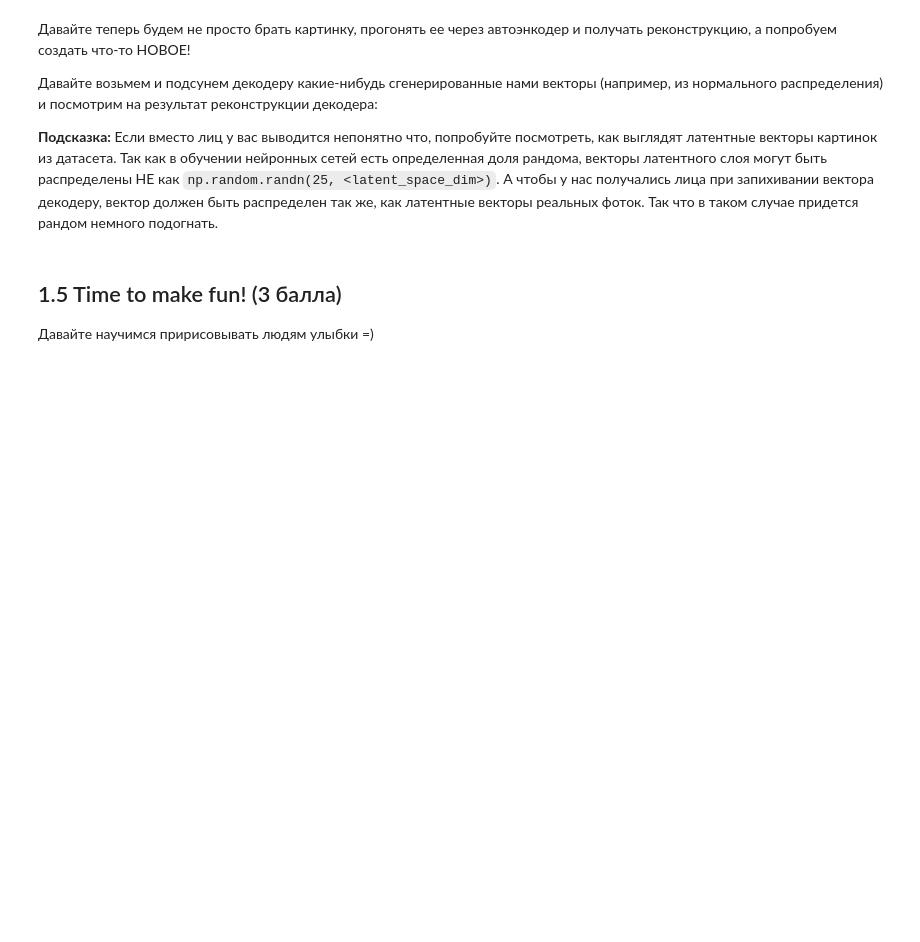
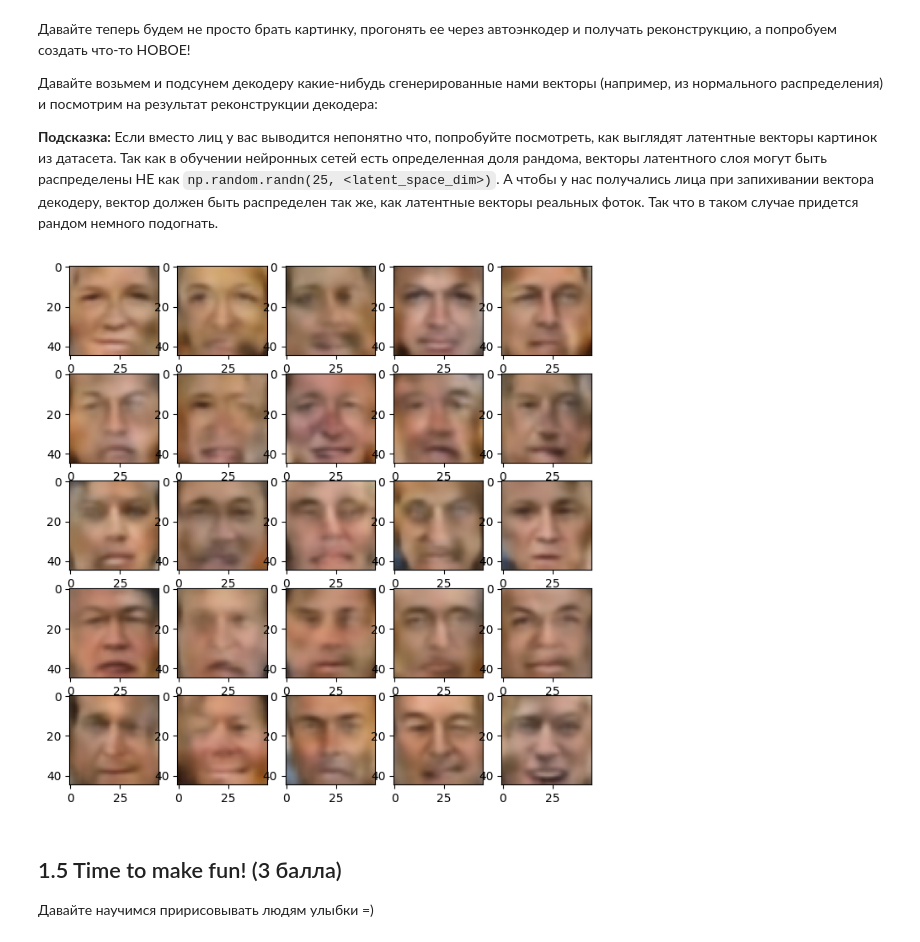
Before and after one commit to DeckardNine/DeckardNine, a Jupyter notebook: week_10_AE_VAE/Homework/hw_7_autoencoders.ipynb, the cells around one changed output. Cells and saved outputs as stored; diff of their text form; code cells hidden in the pictures; blank space fills up the shorter version.

```diff
--- a/week_10_AE_VAE/Homework/hw_7_autoencoders.ipynb
+++ b/week_10_AE_VAE/Homework/hw_7_autoencoders.ipynb
@@ -295,9 +323,17 @@ plt.imshow(X_batch.permute(0, 2, 3, 1).to('cpu')[1])
 __Подсказка:__ Если вместо лиц у вас выводится непонятно что, попробуйте посмотреть, как выглядят латентные векторы картинок из датасета. Так как в обучении нейронных сетей есть определенная доля рандома, векторы латентного слоя могут быть распределены НЕ как `np.random.randn(25, <latent_space_dim>)`. А чтобы у нас получались лица при запихивании вектора декодеру, вектор должен быть распределен так же, как латентные векторы реальных фоток. Так что в таком случае придется рандом немного подогнать.
 # %%
 # сгенерируем 25 рандомных векторов размера latent_space
-z = np.random.randn(25, <latent_space_dim>)
-output = <скормите z декодеру>
-<выведите тут полученные картинки>
+
+z = np.random.randn(25, 128)*0.13
+z = torch.from_numpy(z).to(device, dtype=torch.float32)
+output = model.sample(z).to('cpu')
+# %%
+plt.figure(figsize=(8, 8))
+for id in range(0, 25):
+  plt.subplot(5, 5, id+1)
+  plt.imshow(output[id].permute(1, 2, 0).detach().numpy())
+# %% [output]
+[figure, added]
 # %% [markdown]
 ## 1.5 Time to make fun! (3 балла)
 
```
Also changed, not shown: parts of 23 cells of this notebook.
